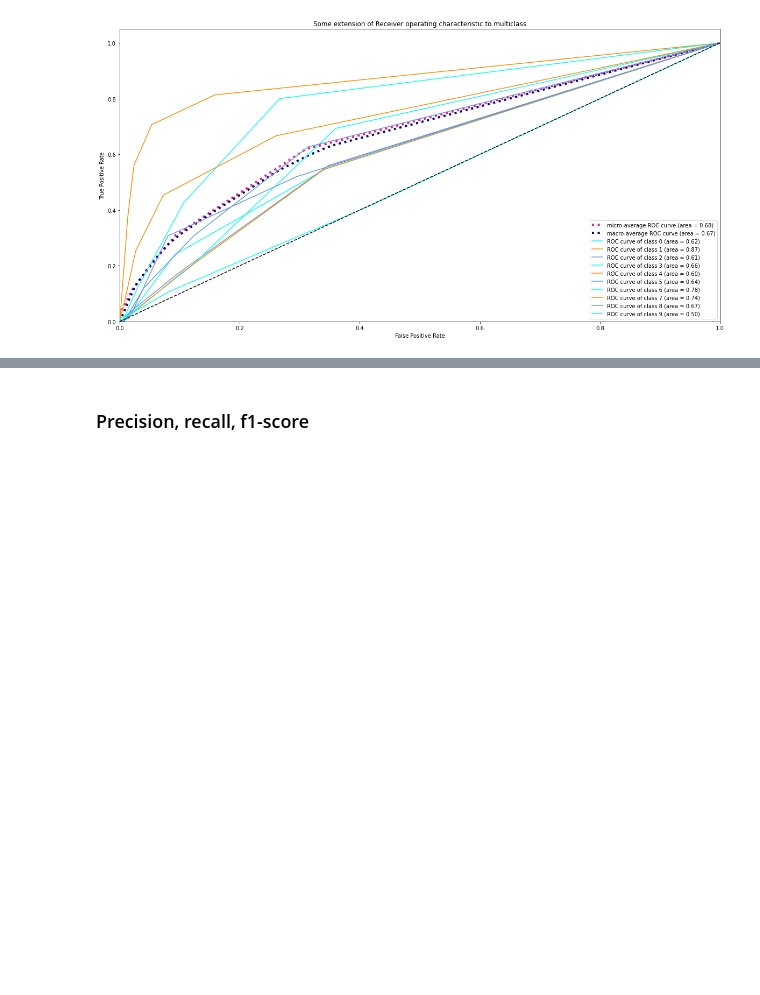
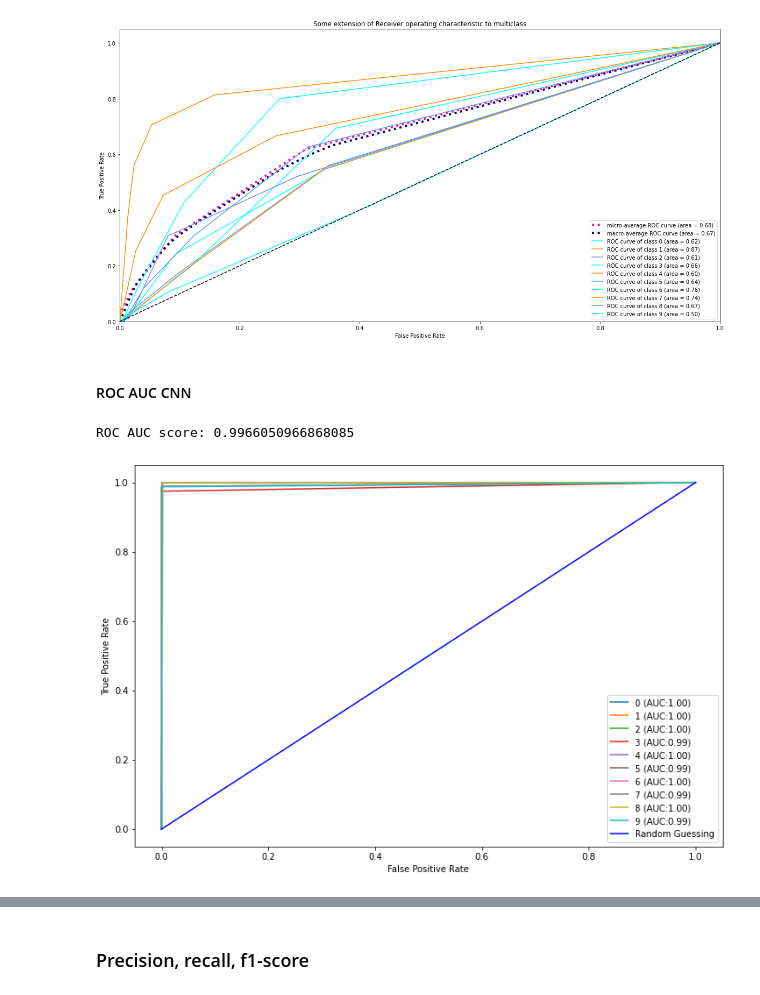
Before and after one commit to ppaszko/um_project, a Jupyter notebook: um_draft.ipynb, the cells around one changed output, grey strips where cells are left out. Drawn from its saved outputs; the diff is of its cells as text; code cells hidden in the pictures; blank space fills up the shorter version.

```diff
--- a/um_draft.ipynb
+++ b/um_draft.ipynb
@@ -400,6 +430,46 @@ fpr_knn, tpr_knn, threshold_knn,roc_auc_knn=fpr_tpr_roc_auc(y_train_roc,y_pred_p
 roc_plot(fpr_knn, tpr_knn, roc_auc_knn)
 # %% [output]
 [figure]
+# %% [markdown]
+#### ROC AUC CNN
+# %%
+y_pred_cnn = model.predict(X_train2)
+y_pred_cnn = y_pred_cnn.argmax(axis=-1)
+# y_pred_cnn
+# %%
+y_train_cnn = Y_train2.argmax(axis=-1)
+# y_train_cnn
+# %%
+import matplotlib.pyplot as plt
+from sklearn.preprocessing import LabelBinarizer
+from sklearn.metrics import roc_curve, auc, roc_auc_score
+
+target= ['0', '1', '2', '3', '4', '5', '6', '7', '8', '9']
+# set plot figure size
+fig, c_ax = plt.subplots(1,1, figsize = (12, 8))
+
+# function for scoring roc auc score for multi-class
+def multiclass_roc_auc_score(y_test, y_pred, average="macro"):
+    lb = LabelBinarizer()
+    lb.fit(y_test)
+    y_test = lb.transform(y_test)
+    y_pred = lb.transform(y_pred)
+
+    for (idx, c_label) in enumerate(target):
+        fpr, tpr, thresholds = roc_curve(y_test[:,idx].astype(int), y_pred[:,idx])
+        c_ax.plot(fpr, tpr, label = '%s (AUC:%0.2f)'  % (c_label, auc(fpr, tpr)))
+    c_ax.plot(fpr, fpr, 'b-', label = 'Random Guessing')
+    return roc_auc_score(y_test, y_pred, average=average)
+
+print('ROC AUC score:', multiclass_roc_auc_score(y_train_cnn, y_pred_cnn))
+
+c_ax.legend()
+c_ax.set_xlabel('False Positive Rate')
+c_ax.set_ylabel('True Positive Rate')
+plt.show()
+# %% [output]
+ROC AUC score: 0.9966050966868085
+[figure, added]
 # %%
 # define a function that accepts a threshold and prints sensitivity and specificity
 def evaluate_threshold(tpr, fpr,clf_threshold, threshold):
```
Also changed, not shown: parts of 30 cells of this notebook.
